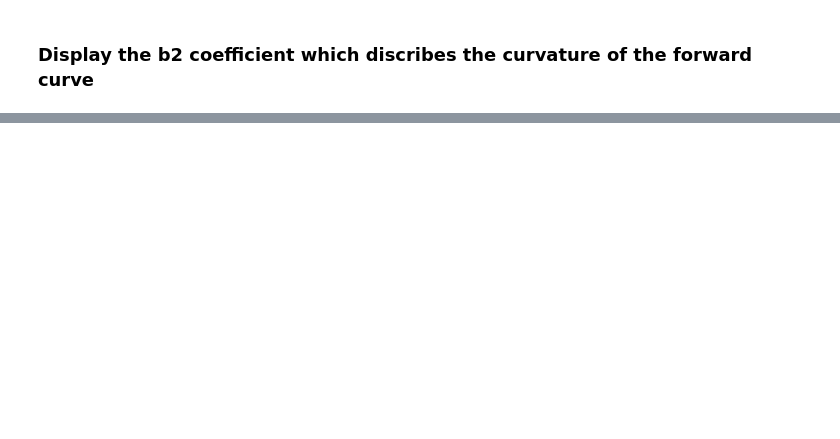
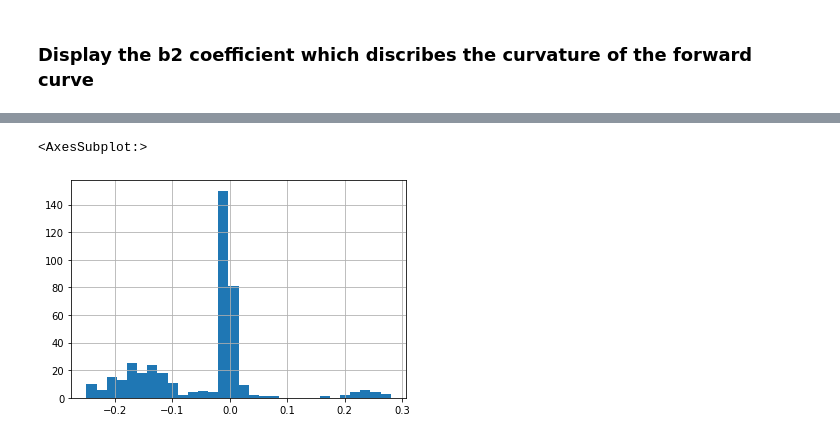
Before and after one commit to bgithub1/barchartacs, a Jupyter notebook: barchartacs/research_commod_spread_analysis.ipynb, the cells around one changed output, grey strips where cells are left out. Drawn from its saved outputs; the diff is of its cells as text; code cells hidden in the pictures; blank space fills up the shorter version.

```diff
--- a/barchartacs/research_commod_spread_analysis.ipynb
+++ b/barchartacs/research_commod_spread_analysis.ipynb
@@ -290,0 +397,19 @@ iplot(plotly_plot(df_temp[['x','front_close','b2']],x_column='x',yaxis2_cols=['b
+# %%
+rb_sql = f"""
+select settle_date,symbol,close from {futtab} where symbol like 'RB%%'
+"""
+df_rb = pga.get_sql(rb_sql)
+# %%
+df_rb = df_rb[df_rb.symbol!='RBZ99']
+df_rb['sym2'] = [s[0:2]+s[4:6]+s[2:4] for s in df_rb.symbol.values]
+df_rb = df_rb.sort_values(['settle_date','sym2'])
+df_rb2 = df_rb.groupby('settle_date',as_index=False).apply(lambda df:df.iloc[0).reset_index()
+# %%
+df_rb2_0 = df_rb2[['settle_date','sym2','close']].groupby(
+    'settle_date',as_index=False
+).apply(lambda df:df.iloc[0])[['settle_date','close']].rename(columns={'close':'m1'})
+df_rb2_1 = df_rb2[['settle_date','sym2','close']].groupby(
+    'settle_date',as_index=False
+).apply(lambda df:df.iloc[1])[['settle_date','close']].rename(columns={'close':'m2'})
+df_rb3 = df_rb2_0.merge(df_rb2_1,on='settle_date',how='inner')
+df_rb3
@@ -290,0 +430,9 @@ iplot(plotly_plot(df_temp[['x','front_close','b2']],x_column='x',yaxis2_cols=['b
+# %%
+df_rb4 = df_rb3.copy()
+df_rb4['mm'] = df_rb4.settle_date.astype(str).str.slice(4,6).astype(int)
+df_rb5 = df_rb4[(df_rb4.mm>=2) & (df_rb4.mm<=3)]
+df_rb5['m1_m2'] = df_rb5.m1 - df_rb5.m2
+df_rb5.m1_m2.hist(bins=30)
+# %% [output]
+<AxesSubplot:>
+[figure, added]
```
Also changed, not shown: parts of 26 cells of this notebook, 15 other files.
